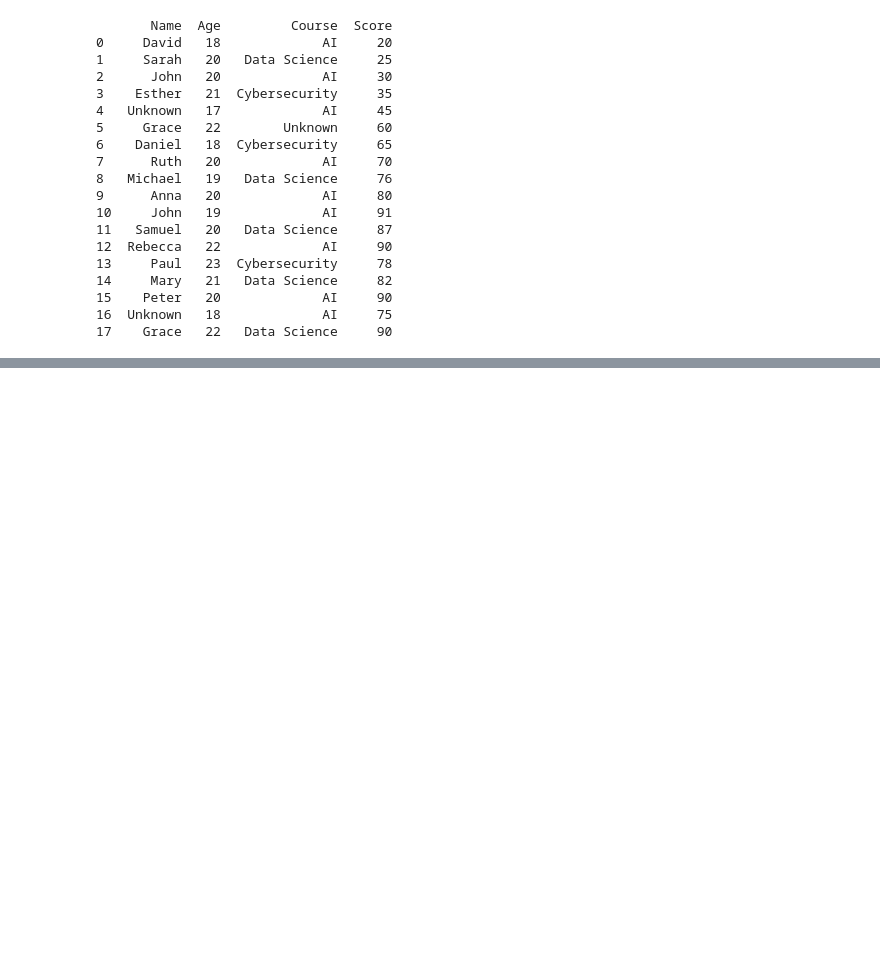
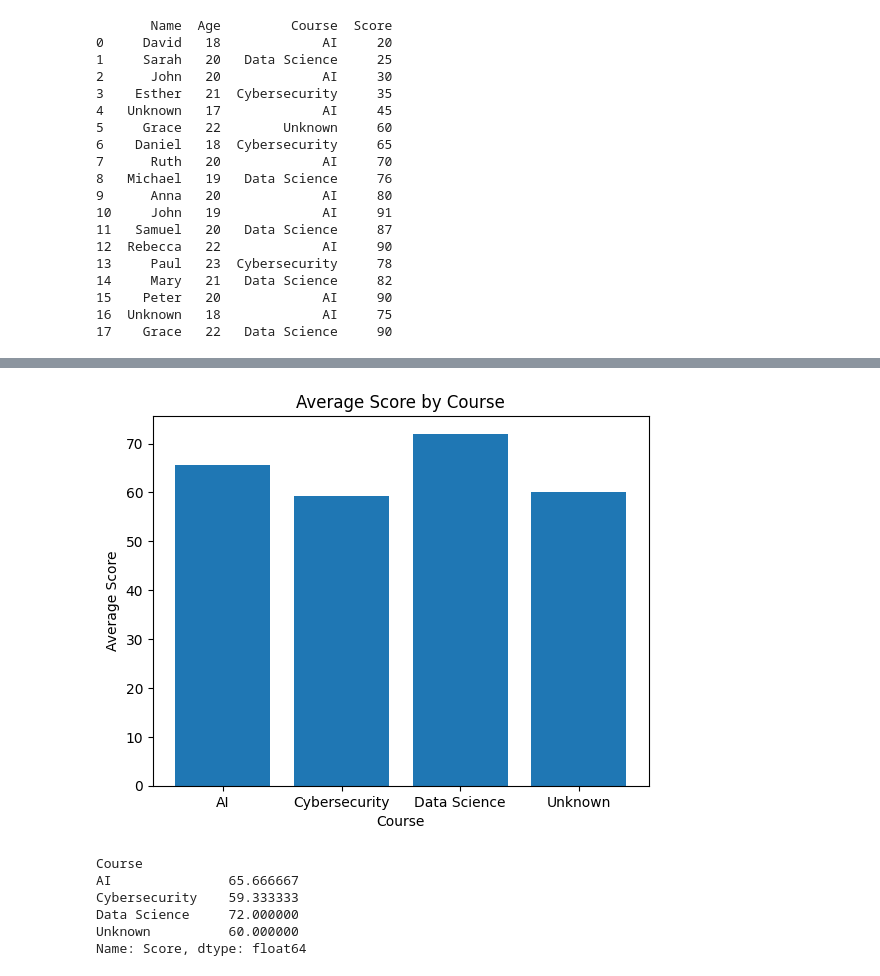
Before and after one commit to davidolawuyi37-design/Learning, a Jupyter notebook: Visualization/matplotlib.ipynb, the cells around one changed output, grey strips where cells are left out. Saved outputs shown, nothing was run; the diff lists cells and outputs as text; code cells hidden in the pictures; blank space fills up the shorter version.

```diff
--- a/Visualization/matplotlib.ipynb
+++ b/Visualization/matplotlib.ipynb
@@ -43,0 +44,21 @@ plt.show()
+# %%
+# Average Score by Course
+
+course_avg = df.groupby("Course")["Score"].mean()
+
+plt.bar(course_avg.index, course_avg.values)
+plt.xlabel("Course")
+plt.ylabel("Average Score")
+plt.title("Average Score by Course")
+
+plt.show()
+
+course_avg
+# %% [output]
+[figure, added]
+Course
+AI               65.666667
+Cybersecurity    59.333333
+Data Science     72.000000
+Unknown          60.000000
+Name: Score, dtype: float64
```
Also changed, not shown: parts of 1 cell of this notebook.
